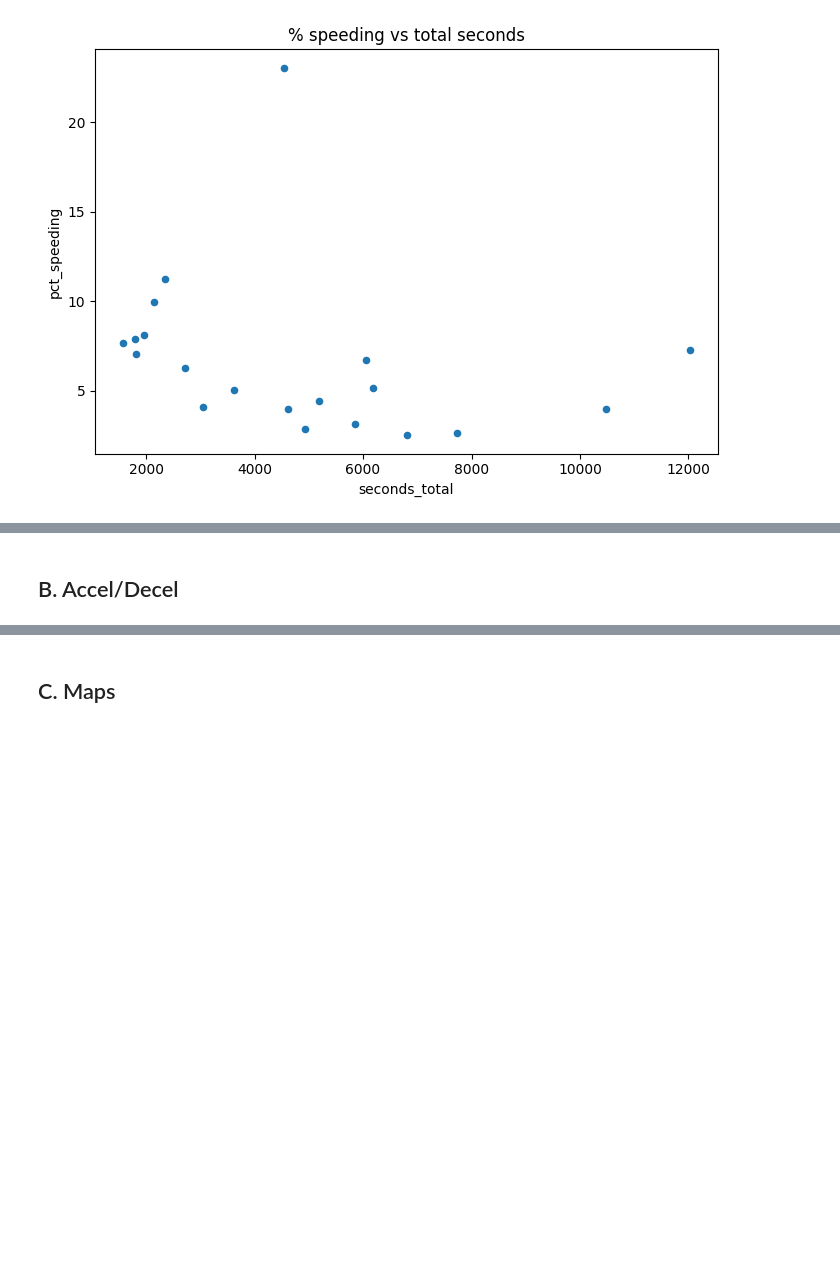
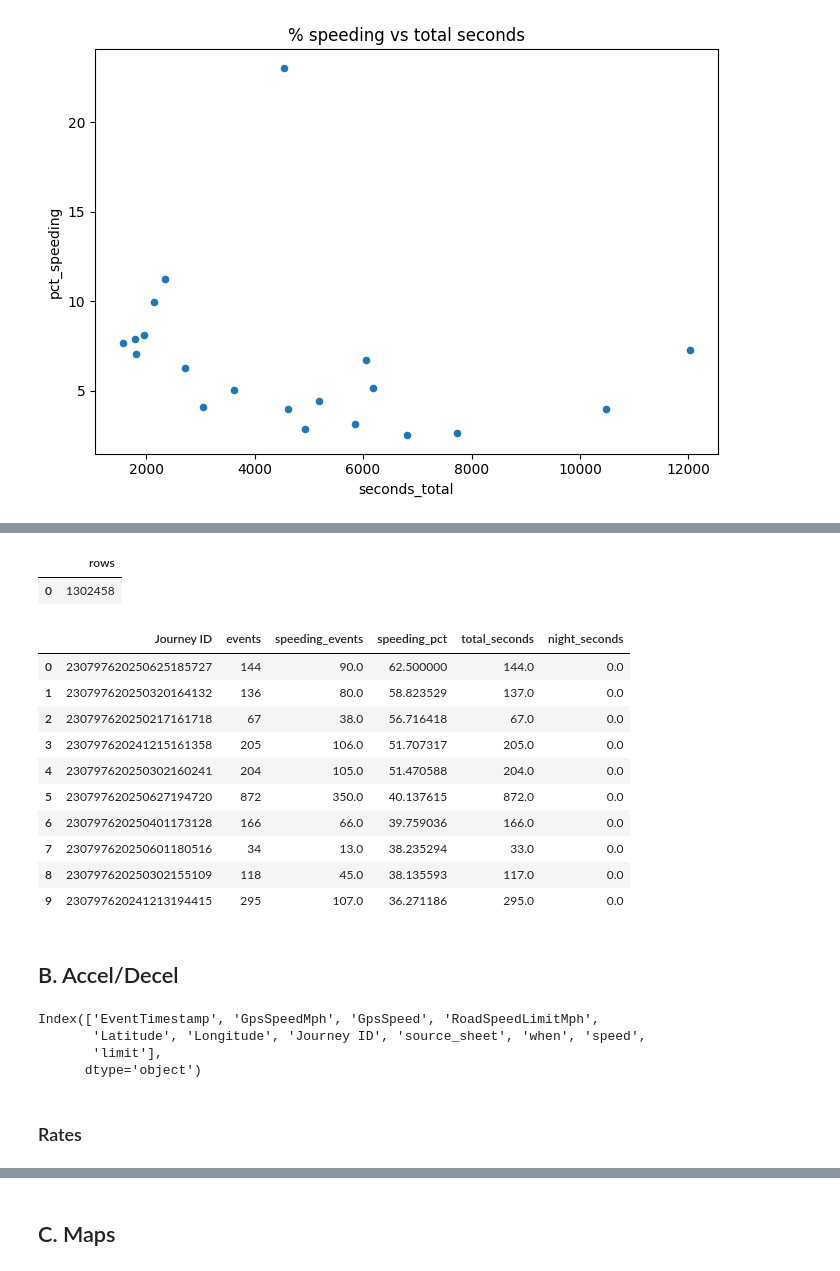
Before and after one commit to abdulabolahom/indepth-driving-data-analysis, a Jupyter notebook: notebooks/02_analysis.ipynb, the cells around one changed output, grey strips where cells are left out. Cells and saved outputs as stored; diff of their text form; code cells hidden in the pictures; blank space fills up the shorter version.

```diff
--- a/notebooks/02_analysis.ipynb
+++ b/notebooks/02_analysis.ipynb
@@ -557,0 +575,55 @@ df = con.sql("""
+# %%
+con.sql("DROP TABLE IF EXISTS onehz_features_tbl;")
+con.sql("CREATE TABLE onehz_features_tbl AS SELECT * FROM onehz_features;")
+con.sql("SELECT COUNT(*) AS rows FROM onehz_features_tbl;").df()
+# %% [output]
+|  | rows |
+| 0 | 1302458 |
+# %%
+con.sql("DROP TABLE IF EXISTS trips_summary;")
+con.sql("""
+CREATE TABLE trips_summary AS
+WITH x AS (
+  SELECT
+    "Journey ID",
+    "when",
+    LEAD("when") OVER (PARTITION BY "Journey ID" ORDER BY "when") AS next_when,
+    over,
+    is_night
+  FROM onehz_features
+),
+d AS (
+  SELECT
+    "Journey ID",
+    /* cap gaps to 5s to avoid overstating duration */
+    CASE
+      WHEN next_when IS NULL THEN 0
+      ELSE GREATEST(0, LEAST(5, DATEDIFF('second',"when",next_when)))
+    END AS dt_s,
+    over,
+    is_night
+  FROM x
+)
+SELECT
+  "Journey ID",
+  COUNT(*)                                   AS events,
+  SUM(CASE WHEN over THEN 1 ELSE 0 END)      AS speeding_events,
+  100.0*AVG(CASE WHEN over THEN 1 ELSE 0 END) AS speeding_pct,
+  SUM(dt_s)                                  AS total_seconds,
+  SUM(CASE WHEN is_night THEN dt_s ELSE 0 END) AS night_seconds
+FROM d
+GROUP BY "Journey ID";
+""")
+con.sql("SELECT * FROM trips_summary ORDER BY speeding_pct DESC LIMIT 10;").df()
+# %% [output]
+|  | Journey ID | events | speeding_events | speeding_pct | total_seconds | night_seconds |
+| 0 | 230797620250625185727 | 144 | 90.0 | 62.500000 | 144.0 | 0.0 |
+| 1 | 230797620250320164132 | 136 | 80.0 | 58.823529 | 137.0 | 0.0 |
+| 2 | 230797620250217161718 | 67 | 38.0 | 56.716418 | 67.0 | 0.0 |
+| 3 | 230797620241215161358 | 205 | 106.0 | 51.707317 | 205.0 | 0.0 |
+| 4 | 230797620250302160241 | 204 | 105.0 | 51.470588 | 204.0 | 0.0 |
+| 5 | 230797620250627194720 | 872 | 350.0 | 40.137615 | 872.0 | 0.0 |
+| 6 | 230797620250401173128 | 166 | 66.0 | 39.759036 | 166.0 | 0.0 |
+| 7 | 230797620250601180516 | 34 | 13.0 | 38.235294 | 33.0 | 0.0 |
+| 8 | 230797620250302155109 | 118 | 45.0 | 38.135593 | 117.0 | 0.0 |
+| 9 | 230797620241213194415 | 295 | 107.0 | 36.271186 | 295.0 | 0.0 |
@@ -558,2 +632,11 @@ df = con.sql("""
 # %% [markdown]
 ## B. Accel/Decel
+# %%
+df_1hz.columns
+# %% [output]
+Index(['EventTimestamp', 'GpsSpeedMph', 'GpsSpeed', 'RoadSpeedLimitMph',
+       'Latitude', 'Longitude', 'Journey ID', 'source_sheet', 'when', 'speed',
+       'limit'],
+      dtype='object')
+# %% [markdown]
+### Rates
```
Also changed, not shown: parts of 25 cells of this notebook, 1 other file.
